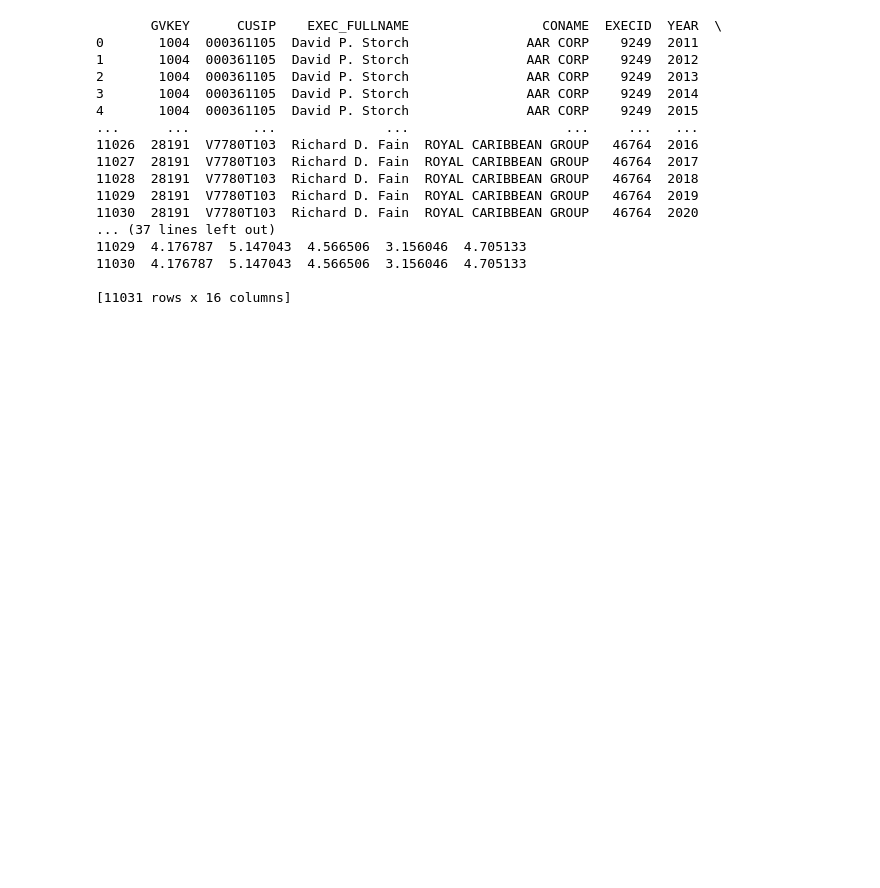
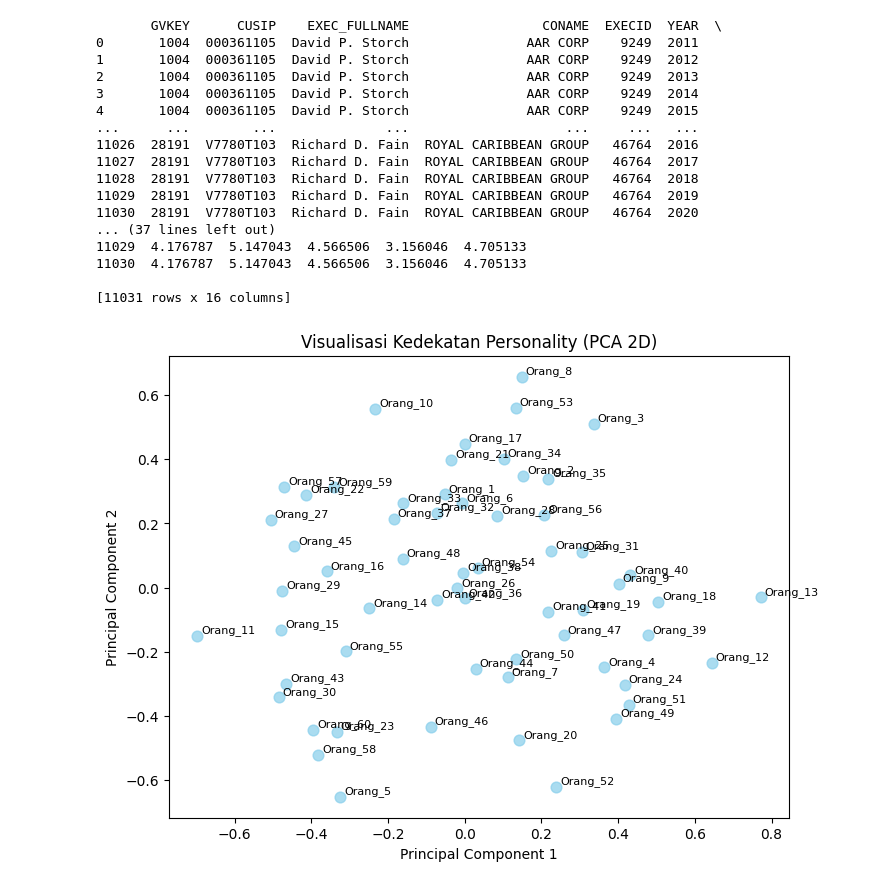
Before and after one commit to Feii11/Personality, a Jupyter notebook: cek.ipynb, the cells around one changed output. Saved outputs shown, nothing was run; the diff lists cells and outputs as text; code cells hidden in the pictures; blank space fills up the shorter version.

```diff
--- a/cek.ipynb
+++ b/cek.ipynb
@@ -371,3 +371,45 @@ code(strings)
 11030  4.176787  5.147043  4.566506  3.156046  4.705133
 
 [11031 rows x 16 columns]
+# %%
+import pandas as pd
+import numpy as np
+from sklearn.decomposition import PCA
+import matplotlib.pyplot as plt
+
+# Contoh data 60 orang × 5 aspek personality
+np.random.seed(42)
+data = pd.DataFrame({
+    'Nama': [f'Orang_{i+1}' for i in range(60)],
+    'O': np.random.rand(60),
+    'C': np.random.rand(60),
+    'E': np.random.rand(60),
+    'A': np.random.rand(60),
+    'N': np.random.rand(60)
+})
+
+# Ambil kolom aspek personality
+X = data[['O','C','E','A','N']]
+
+# Reduksi dimensi jadi 2 (PCA)
+pca = PCA(n_components=2)
+pca_result = pca.fit_transform(X)
+
+# Simpan hasil
+data['PC1'] = pca_result[:,0]
+data['PC2'] = pca_result[:,1]
+
+# Plot
+plt.figure(figsize=(8,6))
+plt.scatter(data['PC1'], data['PC2'], s=60, alpha=0.7, color='skyblue')
+
+# Tambahkan label
+for i, name in enumerate(data['Nama']):
+    plt.text(data['PC1'][i]+0.01, data['PC2'][i]+0.01, name, fontsize=8)
+
+plt.title('Visualisasi Kedekatan Personality (PCA 2D)')
+plt.xlabel('Principal Component 1')
+plt.ylabel('Principal Component 2')
+plt.show()
+# %% [output]
+[figure, added]
```
Also changed, not shown: parts of 3 cells of this notebook, 13 other files.
